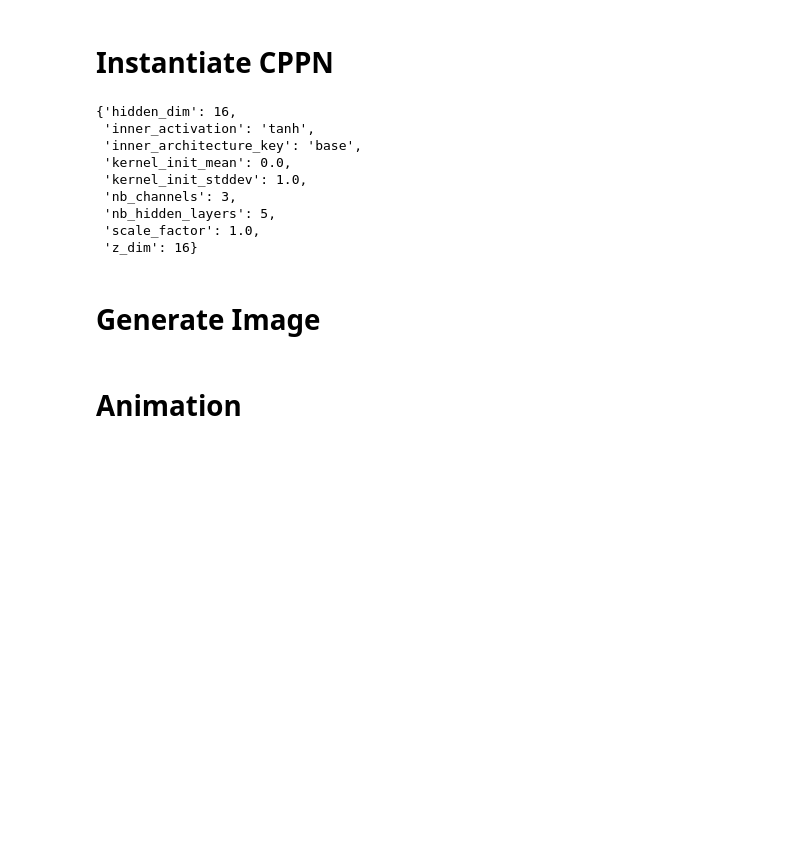
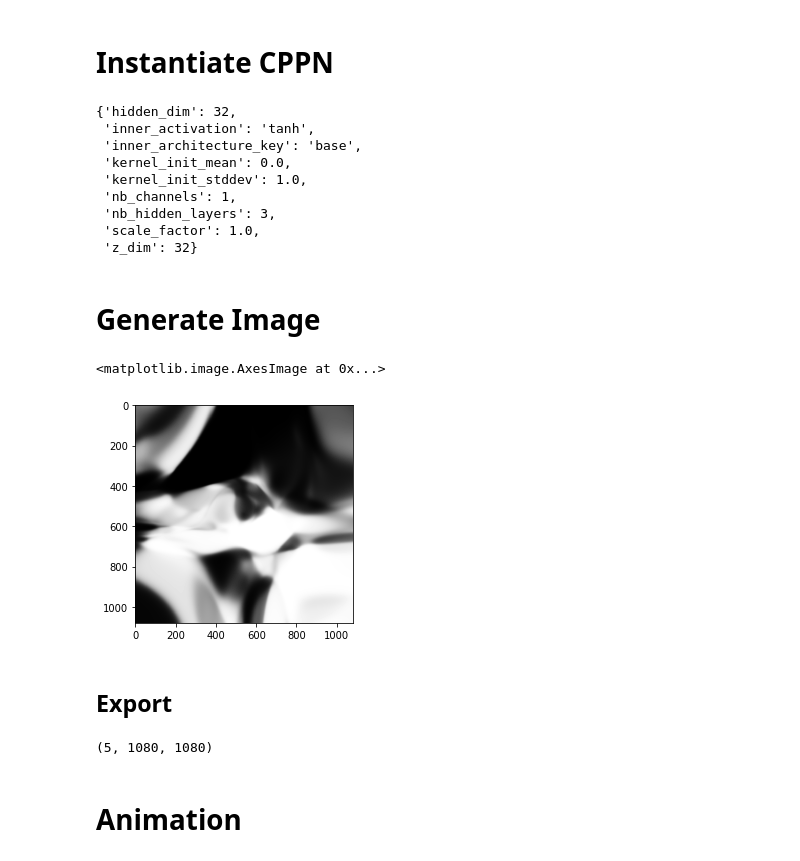
Before and after one commit to 5agado/data-science-learning, a Jupyter notebook: deep learning/CPPN/CPPN.ipynb, the cells around one changed output. Cells and saved outputs as stored; diff of their text form; code cells hidden in the pictures; blank space fills up the shorter version.

```diff
--- a/deep learning/CPPN/CPPN.ipynb
+++ b/deep learning/CPPN/CPPN.ipynb
@@ -39,16 +39,16 @@ extra_funs= {
 # load config file
 with open('cppn_config.yaml', 'r') as f:
     model_config = yaml.load(f)
-model_config = model_config['rgb_test']
+model_config = model_config['base_bw']
 model_config
 # %% [output]
-{'hidden_dim': 16,
+{'hidden_dim': 32,
  'inner_activation': 'tanh',
  'inner_architecture_key': 'base',
  'kernel_init_mean': 0.0,
  'kernel_init_stddev': 1.0,
- 'nb_channels': 3,
- 'nb_hidden_layers': 5,
+ 'nb_channels': 1,
+ 'nb_hidden_layers': 3,
  'scale_factor': 1.0,
- 'z_dim': 16}
+ 'z_dim': 32}
 # %%
@@ -72,10 +62,26 @@ cppn = CPPN(batch_size=batch_size, img_width=img_width, img_height=img_height,
+# %%
+# init model
+batch_size = 5
+
+img_width = 1080
+img_height = 1080
+img_size = (img_width, img_height)
+
+cppn = CPPN(batch_size=batch_size, img_width=img_width, img_height=img_height,
+            **model_config)
 # %%
 cppn.model.summary()
 # %% [markdown]
 # Generate Image
 # %%
-x, y, r, e = cppn.get_data(extra_fun=extra_funs['cos_sin'])
+x, y, r, e = cppn.get_data(extra_fun=extra_funs['base'])
 # %%
 z = cppn.get_z()
 # %%
-plt.imshow(cppn.generate_imgs(x, y, r, e, z)[0], cmap='gray')
+result_imgs = cppn.generate_imgs(x, y, r, e, z)
+plt.imshow(result_imgs[0], cmap='gray')
+# %% [output]
+<matplotlib.image.AxesImage at 0x...>
+[figure, added]
+# %% [markdown]
+## Export
@@ -81,0 +91,5 @@ plt.imshow(cppn.generate_imgs(x, y, r, e, z)[0], cmap='gray')
+# %%
+# test load results
+np.load(str(res_path / 'numpy_exports/bw_1080.npy')).shape
+# %% [output]
+(5, 1080, 1080)
```
Also changed, not shown: parts of 5 cells of this notebook, 3 other files.
